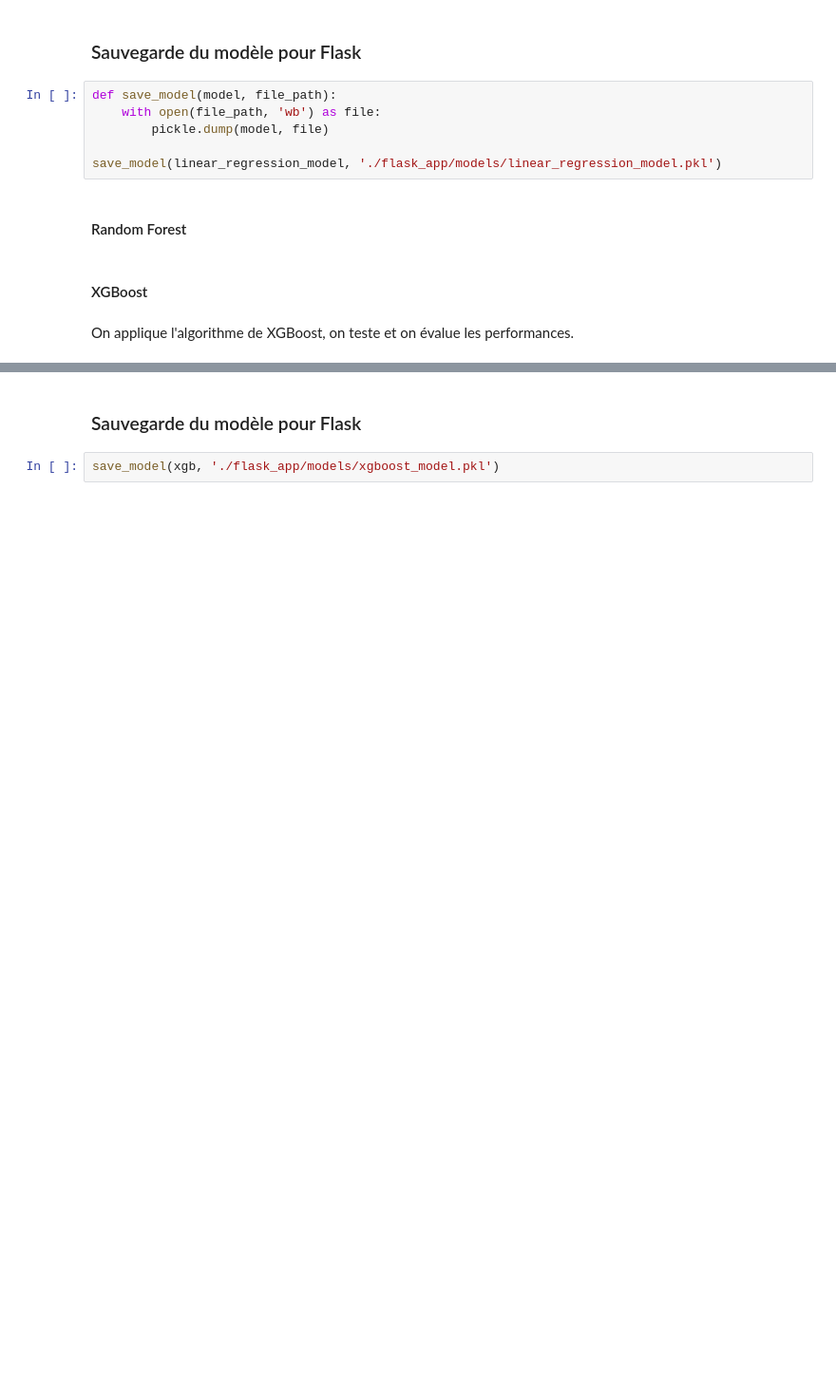
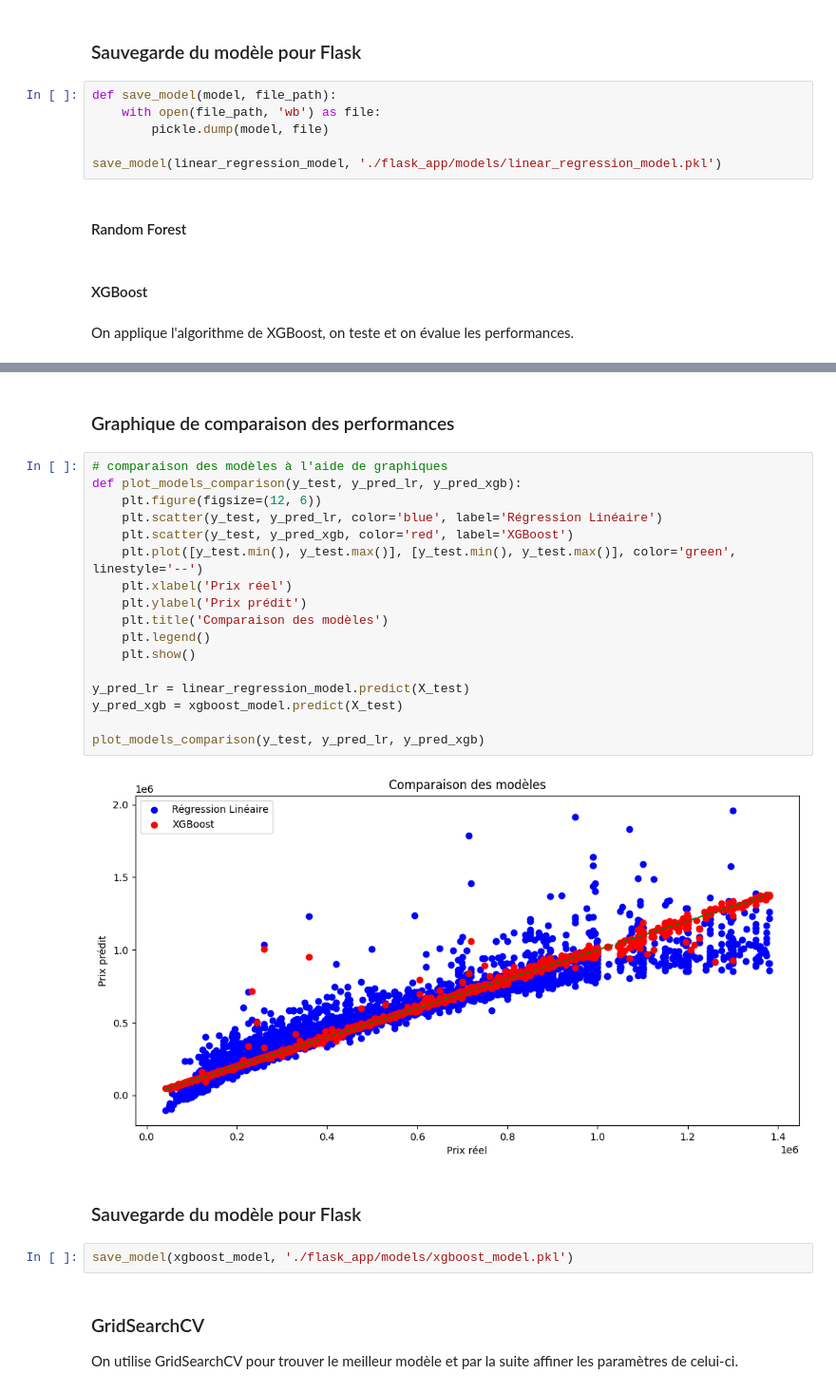
Before and after one commit to aurelien-adjimi/apartment-hunter, a Jupyter notebook: regression_notebook_aure.ipynb, the cells around one changed output, grey strips where cells are left out. Shown: that part at 95% size. Saved outputs shown, nothing was run; the diff lists cells and outputs as text; blank space fills up the shorter version.

Commit message:
added comparison between models

```diff
--- a/regression_notebook_aure.ipynb
+++ b/regression_notebook_aure.ipynb
@@ -334,7 +323,32 @@ R² Score                              : 0.9956382513046265
 Adjusted R² Score                     : 0.9956336591845751
 Explained Variance Score (EVS)        : 0.9956388519419652
 Max Error                             : 745979.8125
+# %% [markdown]
+### Graphique de comparaison des performances
+# %%
+# comparaison des modèles à l'aide de graphiques
+def plot_models_comparison(y_test, y_pred_lr, y_pred_xgb):
+    plt.figure(figsize=(12, 6))
+    plt.scatter(y_test, y_pred_lr, color='blue', label='Régression Linéaire')
+    plt.scatter(y_test, y_pred_xgb, color='red', label='XGBoost')
+    plt.plot([y_test.min(), y_test.max()], [y_test.min(), y_test.max()], color='green', linestyle='--')
+    plt.xlabel('Prix réel')
+    plt.ylabel('Prix prédit')
+    plt.title('Comparaison des modèles')
+    plt.legend()
+    plt.show()
+
+y_pred_lr = linear_regression_model.predict(X_test)
+y_pred_xgb = xgboost_model.predict(X_test)
+
+plot_models_comparison(y_test, y_pred_lr, y_pred_xgb)
+# %% [output]
+[figure, added]
 # %% [markdown]
 ### Sauvegarde du modèle pour Flask
 # %%
-save_model(xgb, './flask_app/models/xgboost_model.pkl')
+save_model(xgboost_model, './flask_app/models/xgboost_model.pkl')
+# %% [markdown]
+### GridSearchCV
+
+On utilise GridSearchCV pour trouver le meilleur modèle et par la suite affiner les paramètres de celui-ci.
```
Also changed, not shown: parts of 5 cells of this notebook, 2 other files.
